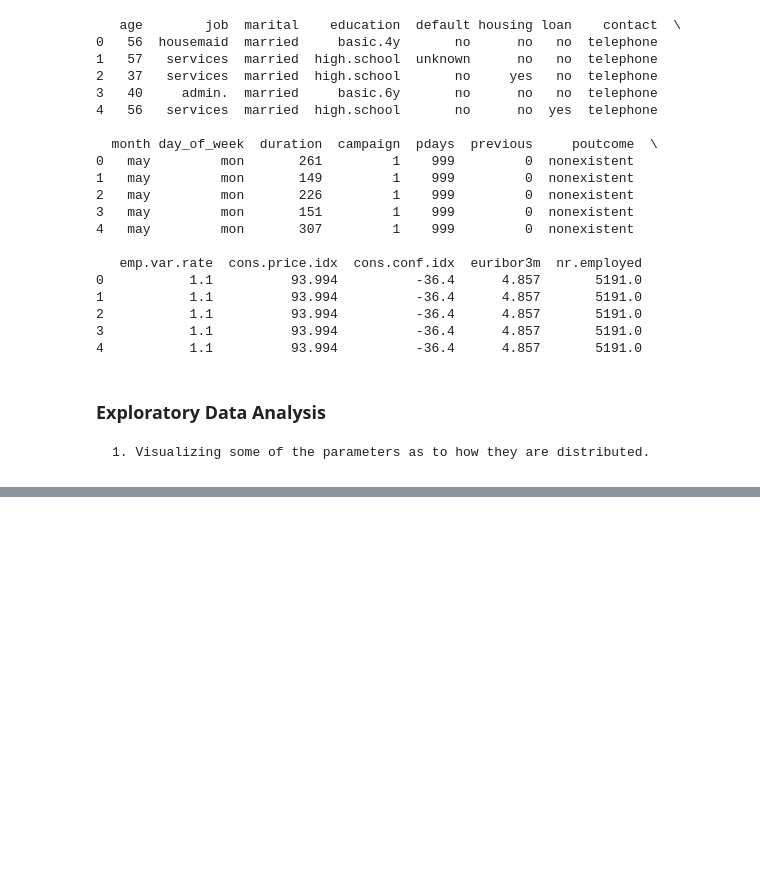
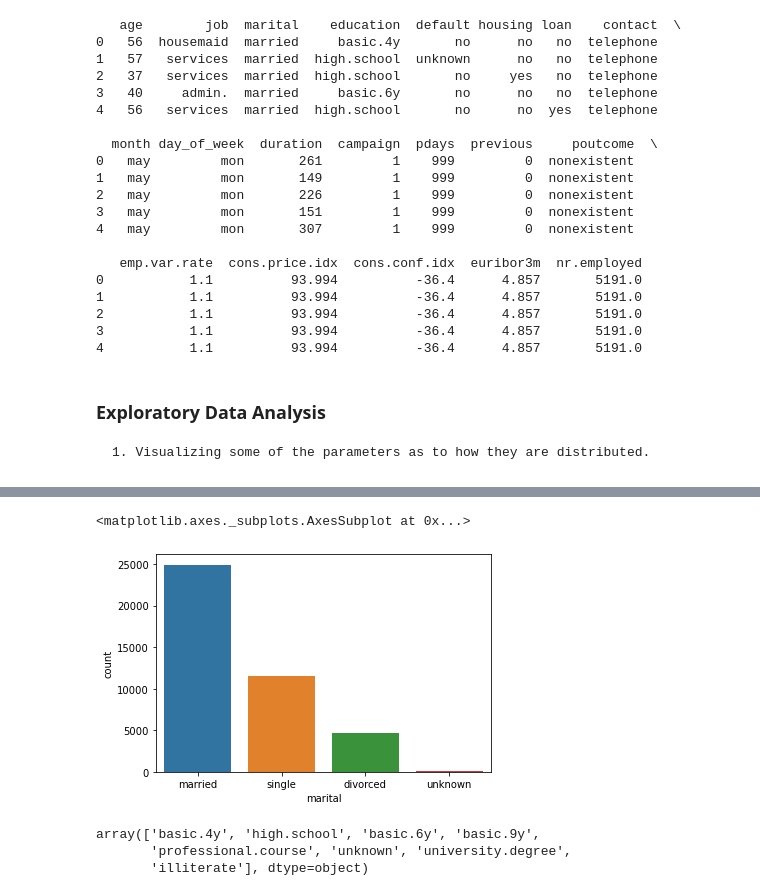
Before and after one commit to kaushik-holla/Bank-Marketing, a Jupyter notebook: Bank Marketing Analysis and Modeling.ipynb, the cells around one changed output, grey strips where cells are left out. Saved outputs shown, nothing was run; the diff lists cells and outputs as text; code cells hidden in the pictures; blank space fills up the shorter version.

Commit message:
Basic EDA

```diff
--- a/Bank Marketing Analysis and Modeling.ipynb
+++ b/Bank Marketing Analysis and Modeling.ipynb
@@ -95,0 +100,13 @@ sns.
+# %%
+# Visualizing the marital status
+sns.countplot(df['marital'])
+# %% [output]
+<matplotlib.axes._subplots.AxesSubplot at 0x...>
+[figure, added]
+# %%
+# checking number of categories in education
+df['education'].unique()
+# %% [output]
+array(['basic.4y', 'high.school', 'basic.6y', 'basic.9y',
+       'professional.course', 'unknown', 'university.degree',
+       'illiterate'], dtype=object)
```
Also changed, not shown: parts of 4 cells of this notebook.
